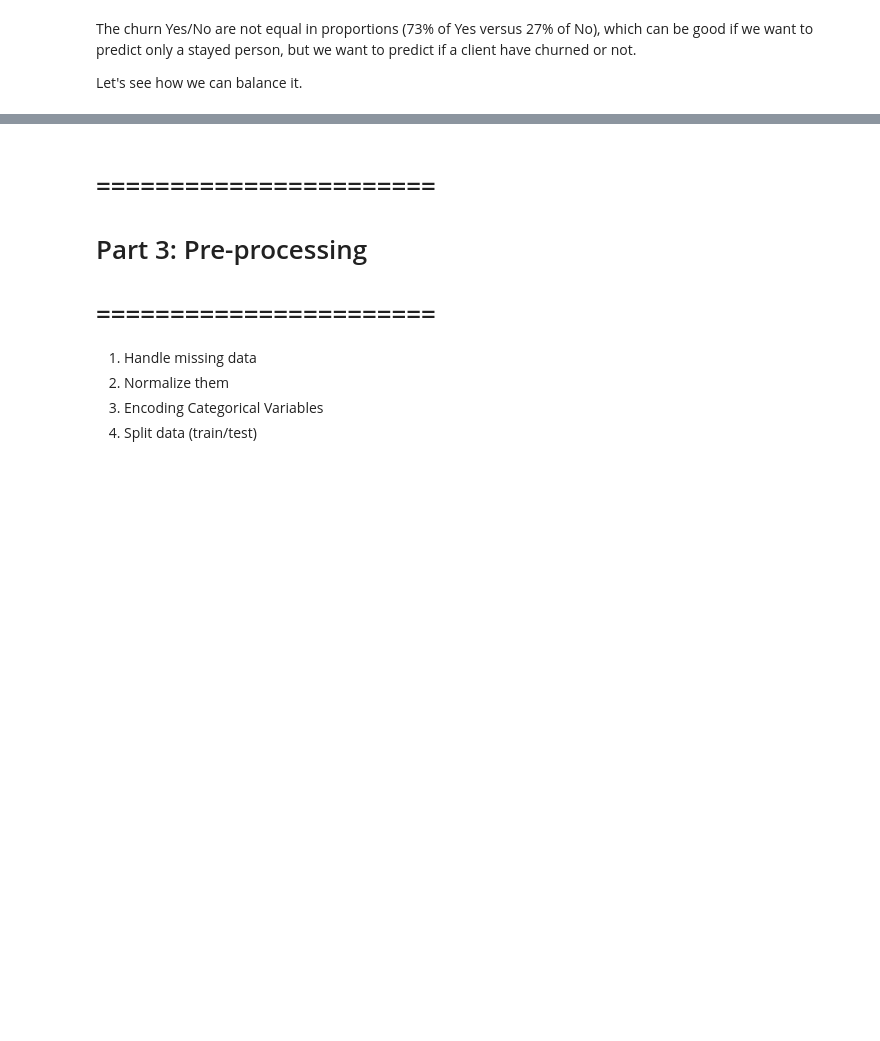
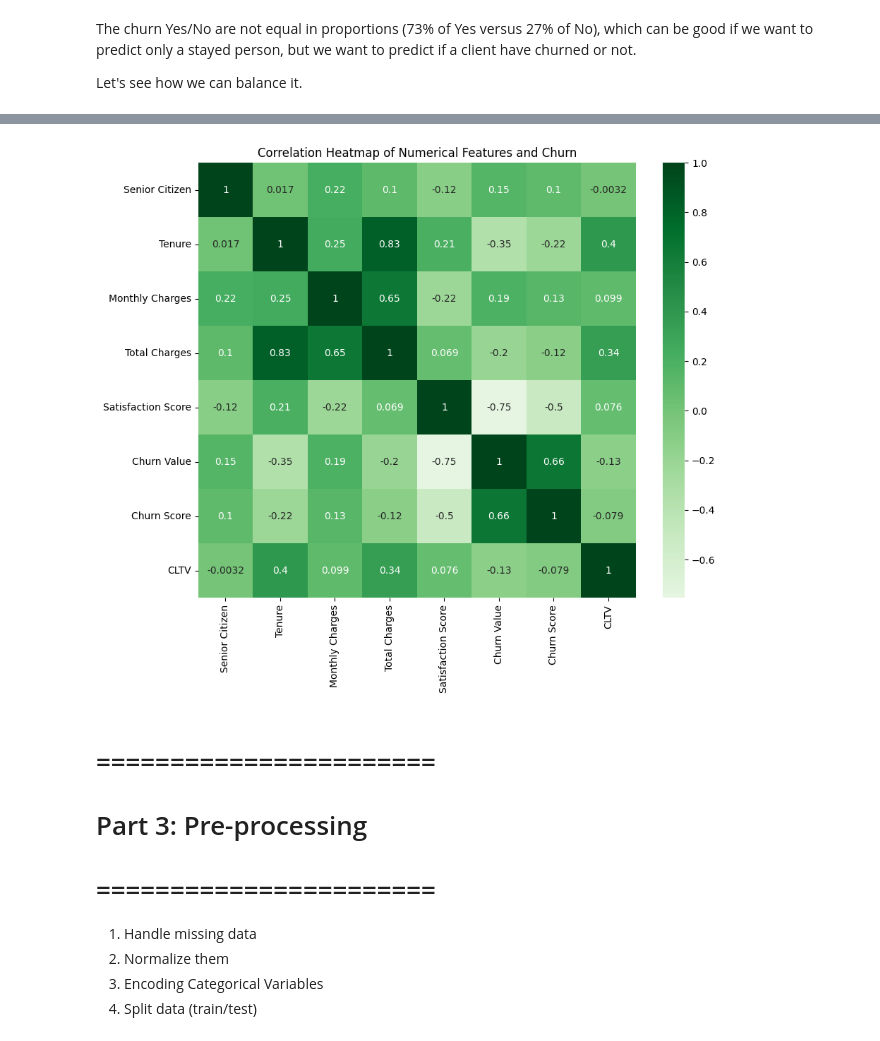
Before and after one commit to Nicoweed/Sentinel-ML, a Jupyter notebook: data_cleaner.ipynb, the cells around one changed output, grey strips where cells are left out. Saved outputs shown, nothing was run; the diff lists cells and outputs as text; code cells hidden in the pictures; blank space fills up the shorter version.

```diff
--- a/data_cleaner.ipynb
+++ b/data_cleaner.ipynb
@@ -324,0 +348,16 @@ object
+# %%
+import seaborn as sns
+
+#heatmap
+
+numerical_dataframe = merged_with_nulls[['Senior Citizen', 'Tenure', 'Monthly Charges', 'Total Charges', 'Satisfaction Score', 'Churn Value', 'Churn Score', 'CLTV']]
+correlation_matrix = numerical_dataframe.corr()
+display(correlation_matrix)
+
+plt.figure(figsize=(10, 8))
+sns.heatmap(correlation_matrix, annot=True, cmap='Greens', center=0)
+plt.title('Correlation Heatmap of Numerical Features and Churn')
+plt.show()
+
+#balanced_dataframe = merged_with_nulls.copy()
+# %% [output]
@@ -325,3 +373,4 @@ object
+[figure, added]
 # %% [markdown]
 # =======================
 # Part 3: Pre-processing
```
Also changed, not shown: parts of 4 cells of this notebook, 2 other files.
